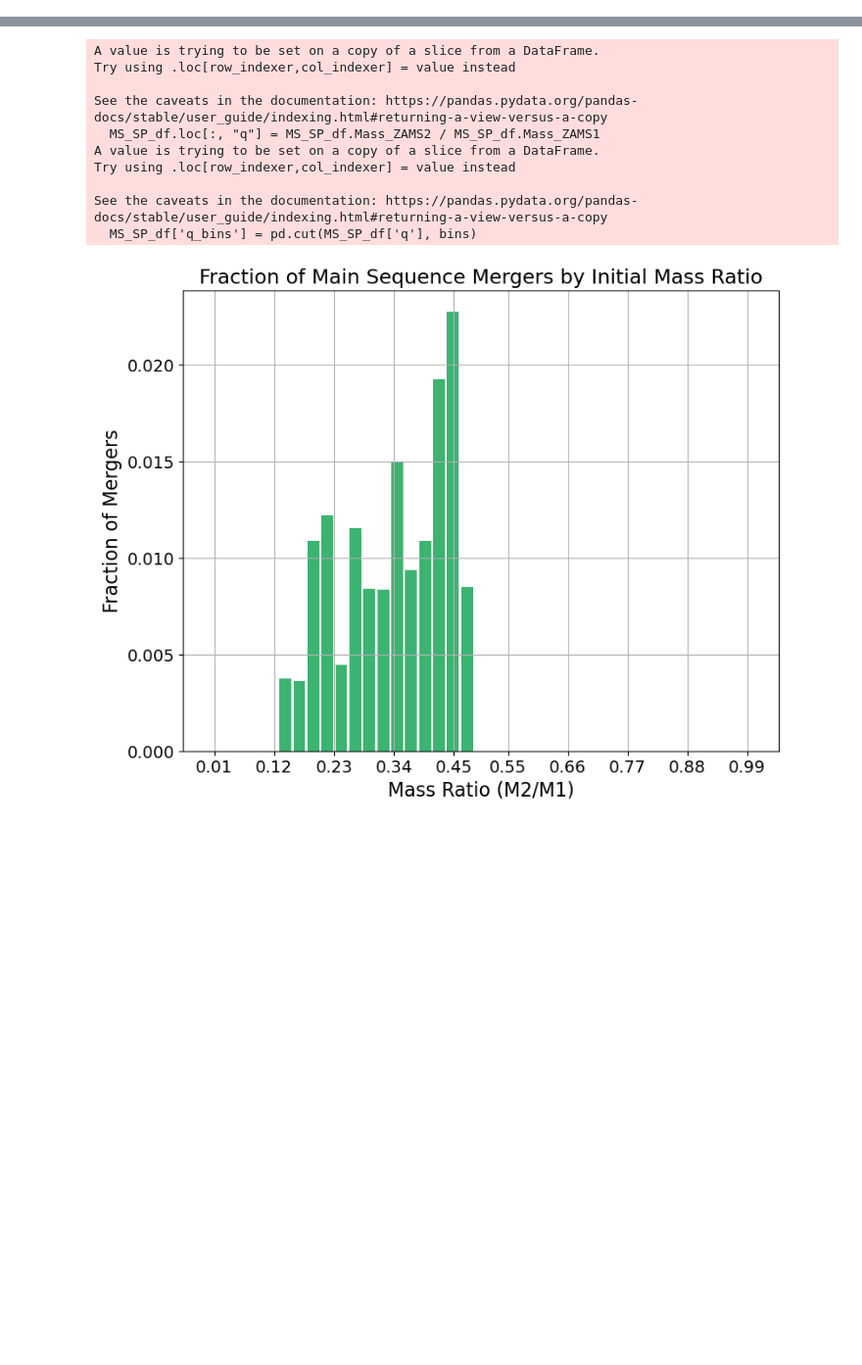
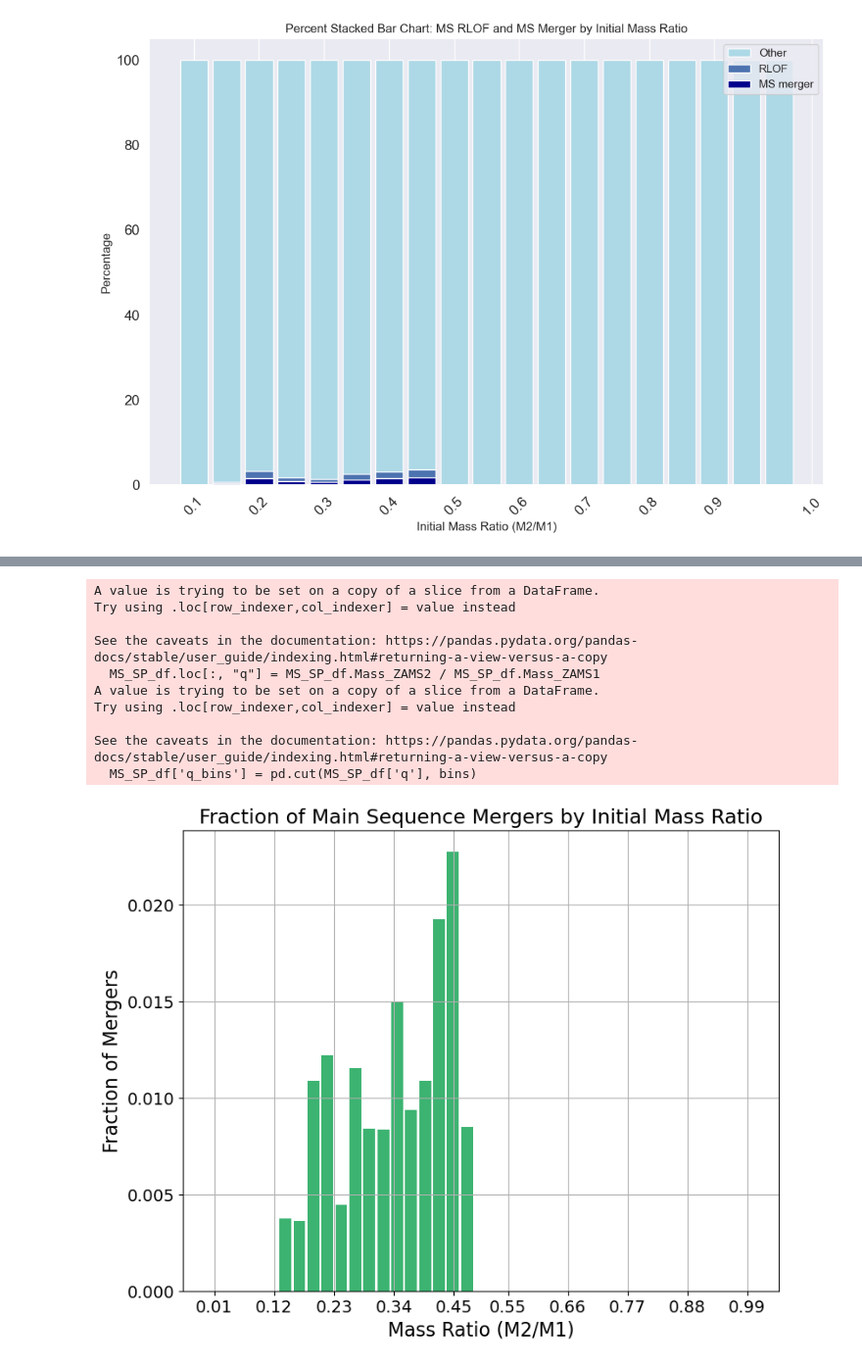
Before and after one commit to mkim0029/COMPAS, a Jupyter notebook: src/Initial_distribution/read.ipynb, the cells around one changed output, grey strips where cells are left out. Shown at 98% size. Drawn from its saved outputs; the diff is of its cells as text; code cells hidden in the pictures; blank space fills up the shorter version.

```diff
--- a/src/Initial_distribution/read.ipynb
+++ b/src/Initial_distribution/read.ipynb
@@ -38,0 +86,4 @@ def load_data(filename, mode):
+# %%
+plot_percent_stacked_bar_chart('COMPAS_Output.h5')
+# %% [output]
+[figure, added]
```
Also changed, not shown: parts of 14 cells of this notebook.
